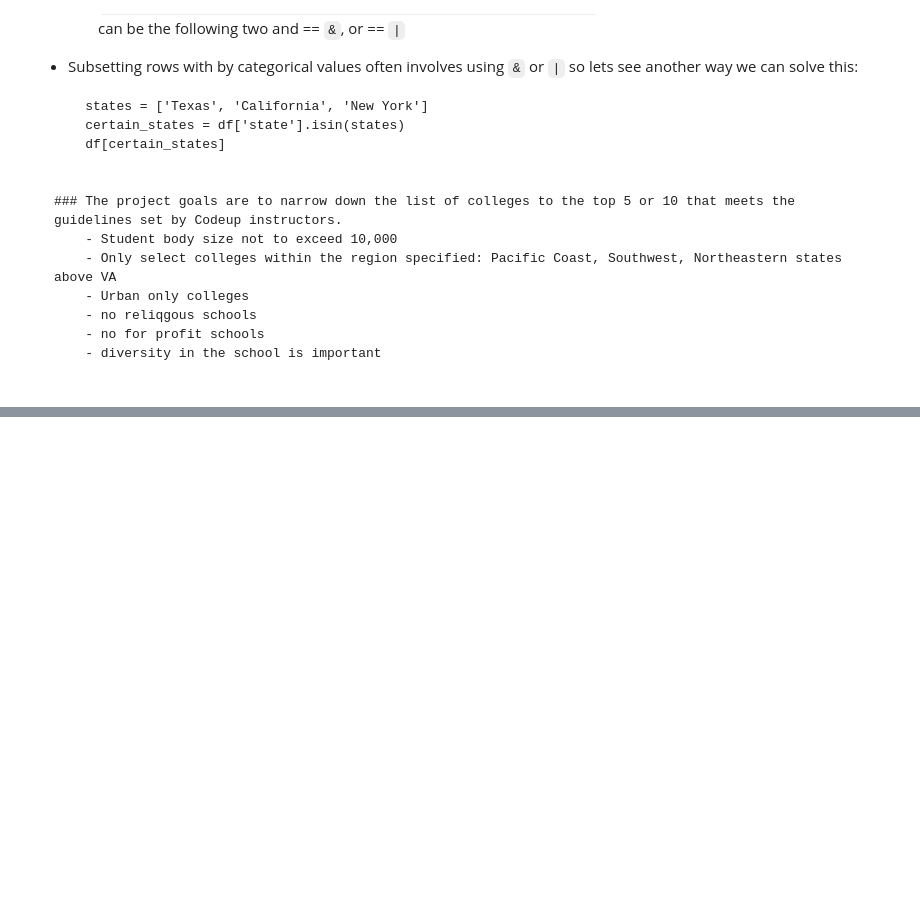
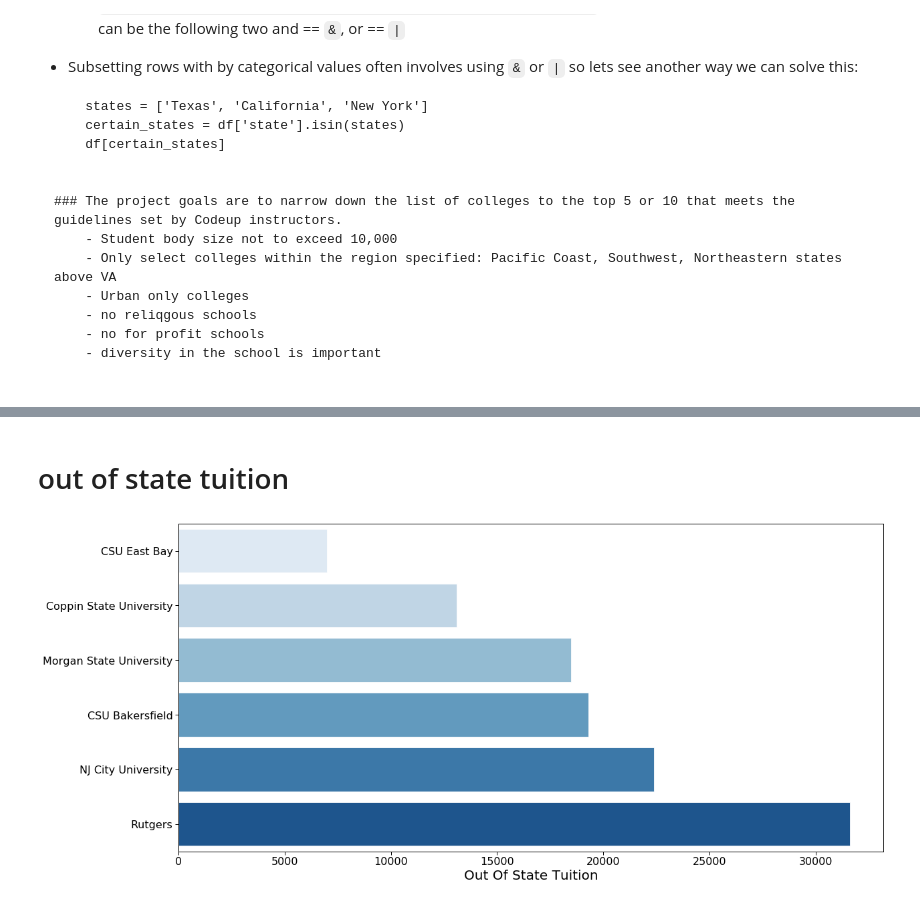
Before and after one commit to RaulCPena/storytelling, a Jupyter notebook: final_project_notebook.ipynb, the cells around one changed output, grey strips where cells are left out. Drawn from its saved outputs; the diff is of its cells as text; code cells hidden in the pictures; blank space fills up the shorter version.

```diff
--- a/final_project_notebook.ipynb
+++ b/final_project_notebook.ipynb
@@ -39,0 +129,17 @@ Using the Pandas library to sharpen the following skills:
+# %% [markdown]
+# out of state tuition
+# %%
+plt.figure(figsize=(18, 8))
+plt.rcParams['font.size'] = 18
+sns.barplot(data=df, y='chronname', x='out_of_state_tuition', palette = 'Blues', edgecolor = 'w', order = df.sort_values('out_of_state_tuition').chronname)
+plt.ylabel("") # to get remove the column_name
+plt.xlabel("Out Of State Tuition", fontsize=20)
+plt.xticks(fontsize=16)
+plt.yticks(fontsize=16)
+plt.ylabel('')
+
+plt.tight_layout()
+
+# plt.savefig('horizontal-chart')
+# %% [output]
+[figure, added]
```
Also changed, not shown: parts of 6 cells of this notebook.
